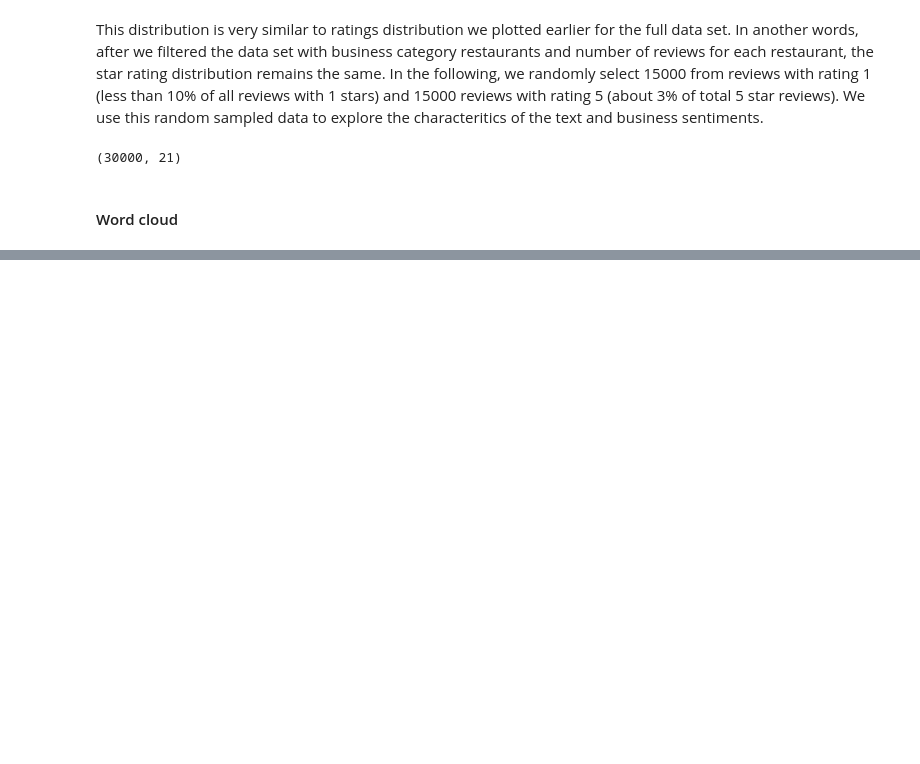
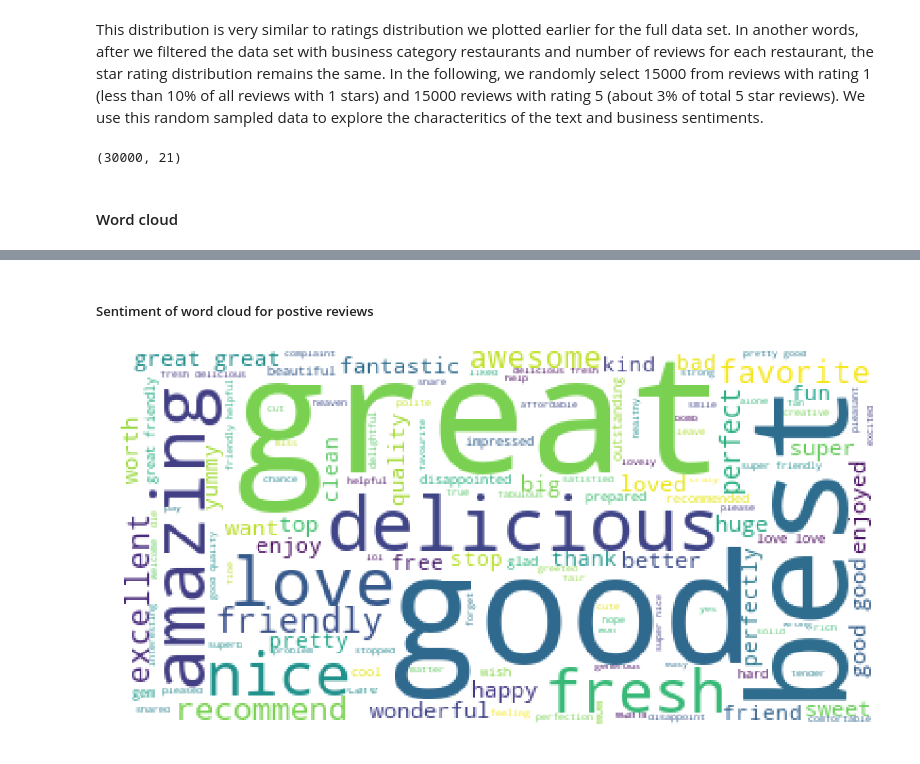
Before and after one commit to chandra1sekar/yelp-reviews, a Jupyter notebook: yelp_review_classification.ipynb, the cells around one changed output, grey strips where cells are left out. Cells and saved outputs as stored; diff of their text form; code cells hidden in the pictures; blank space fills up the shorter version.

```diff
--- a/yelp_review_classification.ipynb
+++ b/yelp_review_classification.ipynb
@@ -653,17 +653,11 @@ stopwords.add("restaurant")
 stopwords.add("order")
 stopwords.add("pizza")
 
-def generate_wordcloud(text):
+def generate_wordcloud(text, spwds = stopwords):
     wordcloud = WordCloud(background_color="white", max_words=2000,
-                          stopwords = stopwords # set or space-separated string
+                          stopwords = spwds # set or space-separated string
                           ).generate(text)
     plt.figure(figsize=(20,20))
     plt.imshow(wordcloud)
     plt.axis("off")
     plt.show()
-
-positive  = " ".join(train_data[train_labels == 1])
-generate_wordcloud(positive)
-
-negative  = " ".join(train_data[train_labels == 0])
-generate_wordcloud(negative)
@@ -672,0 +724,6 @@ generate_wordcloud(negative)
+# %% [markdown]
+##### Sentiment of word cloud for postive reviews
+# %%
+generate_wordcloud(" ".join(train_data_sentiments_words[train_labels == 1]))
+# %% [output]
+[figure, added]
```
Also changed, not shown: parts of 11 cells of this notebook.
